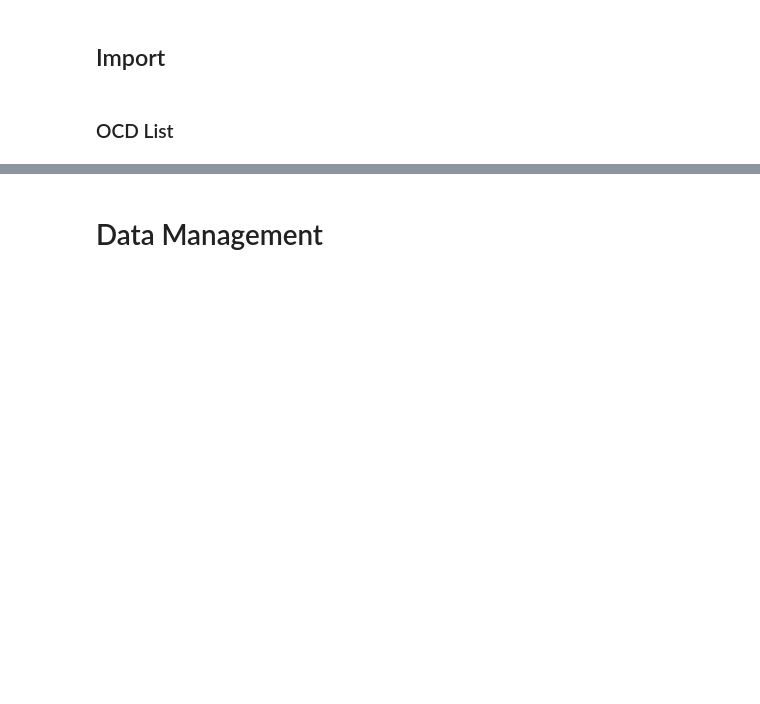
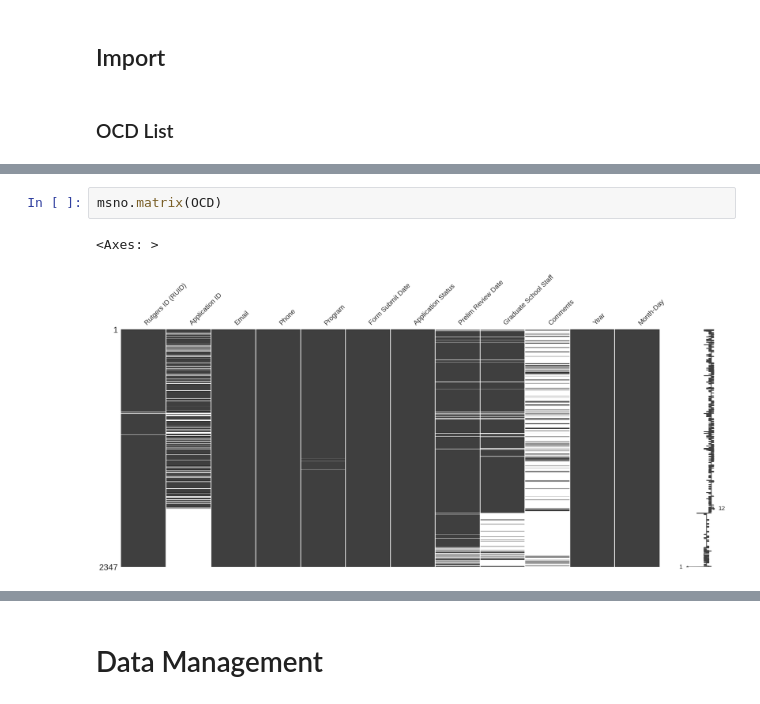
Before and after one commit to ewattudo/datamanagement, a Jupyter notebook: PS5.ipynb, the cells around one changed output, grey strips where cells are left out. Cells and saved outputs as stored; diff of their text form; blank space fills up the shorter version.

Commit message:
Added Leads and a few visualizations

```diff
--- a/PS5.ipynb
+++ b/PS5.ipynb
@@ -134,3 +134,8 @@ OCD.head()
 | 2 | 206009876 | 2168240 | pxpsclz@gmail.com | 9085911014 | Biology (M.S.)\nBusiness & Scienc... | 04/17/25 12:57 PM | Pending Preliminary Review | ... |
 | 3 | 245008337 | 2433545 | leslie@leslienolandesign.com | 7322807989 | Emerging Media | Digital Studies ... | 04/17/25 9:16 AM | In Salesforce | ... |
 | 4 | 235005854 | 2234812 | p.kush.adhikary@gmail.com | +919695099641 | History (M.A.)\nLiberal Studies (... | 04/17/25 8:44 AM | In Salesforce | ... |
+# %%
+msno.matrix(OCD)
+# %% [output]
+<Axes: >
+[figure, added]
```
Also changed, not shown: parts of 10 cells of this notebook.
